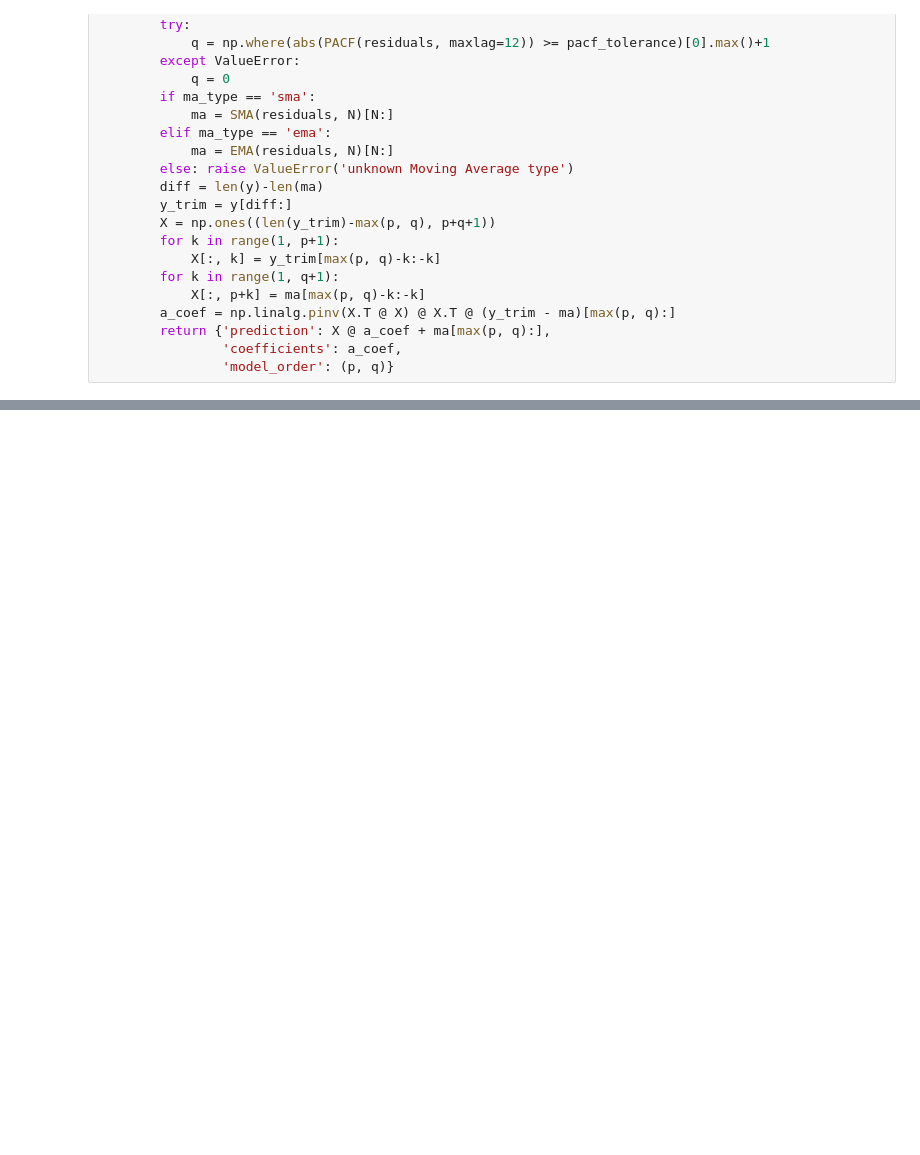
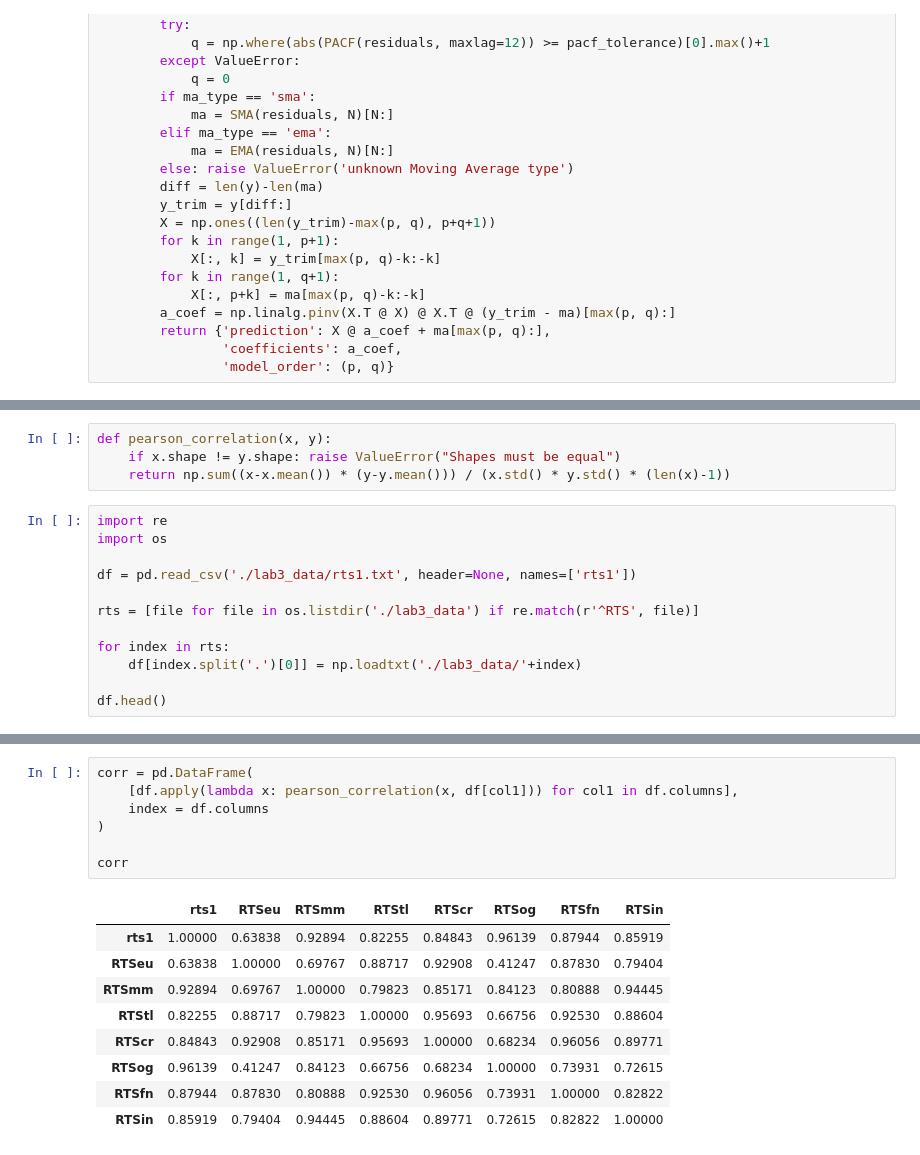
Before and after one commit to andrii0yerko/timeseries_iasa, a Jupyter notebook: lab3.ipynb, the cells around one changed output, grey strips where cells are left out. Drawn from its saved outputs; the diff is of its cells as text; blank space fills up the shorter version.

```diff
--- a/lab3.ipynb
+++ b/lab3.ipynb
@@ -203,0 +206,16 @@ dtype: float64
+# %%
+def pearson_correlation(x, y):
+    if x.shape != y.shape: raise ValueError("Shapes must be equal")
+    return np.sum((x-x.mean()) * (y-y.mean())) / (x.std() * y.std() * (len(x)-1))
+# %%
+import re
+import os
+
+df = pd.read_csv('./lab3_data/rts1.txt', header=None, names=['rts1'])
+
+rts = [file for file in os.listdir('./lab3_data') if re.match(r'^RTS', file)]
+
+for index in rts:
+    df[index.split('.')[0]] = np.loadtxt('./lab3_data/'+index)
+
+df.head()
@@ -203,0 +229,17 @@ dtype: float64
+# %%
+corr = pd.DataFrame(
+    [df.apply(lambda x: pearson_correlation(x, df[col1])) for col1 in df.columns],
+    index = df.columns
+)
+
+corr
+# %% [output]
+|  | rts1 | RTSeu | RTSmm | RTStl | RTScr | RTSog | RTSfn | RTSin |
+| rts1 | 1.00000 | 0.63838 | 0.92894 | 0.82255 | 0.84843 | 0.96139 | 0.87944 | 0.85919 |
+| RTSeu | 0.63838 | 1.00000 | 0.69767 | 0.88717 | 0.92908 | 0.41247 | 0.87830 | 0.79404 |
+| RTSmm | 0.92894 | 0.69767 | 1.00000 | 0.79823 | 0.85171 | 0.84123 | 0.80888 | 0.94445 |
+| RTStl | 0.82255 | 0.88717 | 0.79823 | 1.00000 | 0.95693 | 0.66756 | 0.92530 | 0.88604 |
+| RTScr | 0.84843 | 0.92908 | 0.85171 | 0.95693 | 1.00000 | 0.68234 | 0.96056 | 0.89771 |
+| RTSog | 0.96139 | 0.41247 | 0.84123 | 0.66756 | 0.68234 | 1.00000 | 0.73931 | 0.72615 |
+| RTSfn | 0.87944 | 0.87830 | 0.80888 | 0.92530 | 0.96056 | 0.73931 | 1.00000 | 0.82822 |
+| RTSin | 0.85919 | 0.79404 | 0.94445 | 0.88604 | 0.89771 | 0.72615 | 0.82822 | 1.00000 |
```
Also changed, not shown: parts of 13 cells of this notebook, 1 other file.
